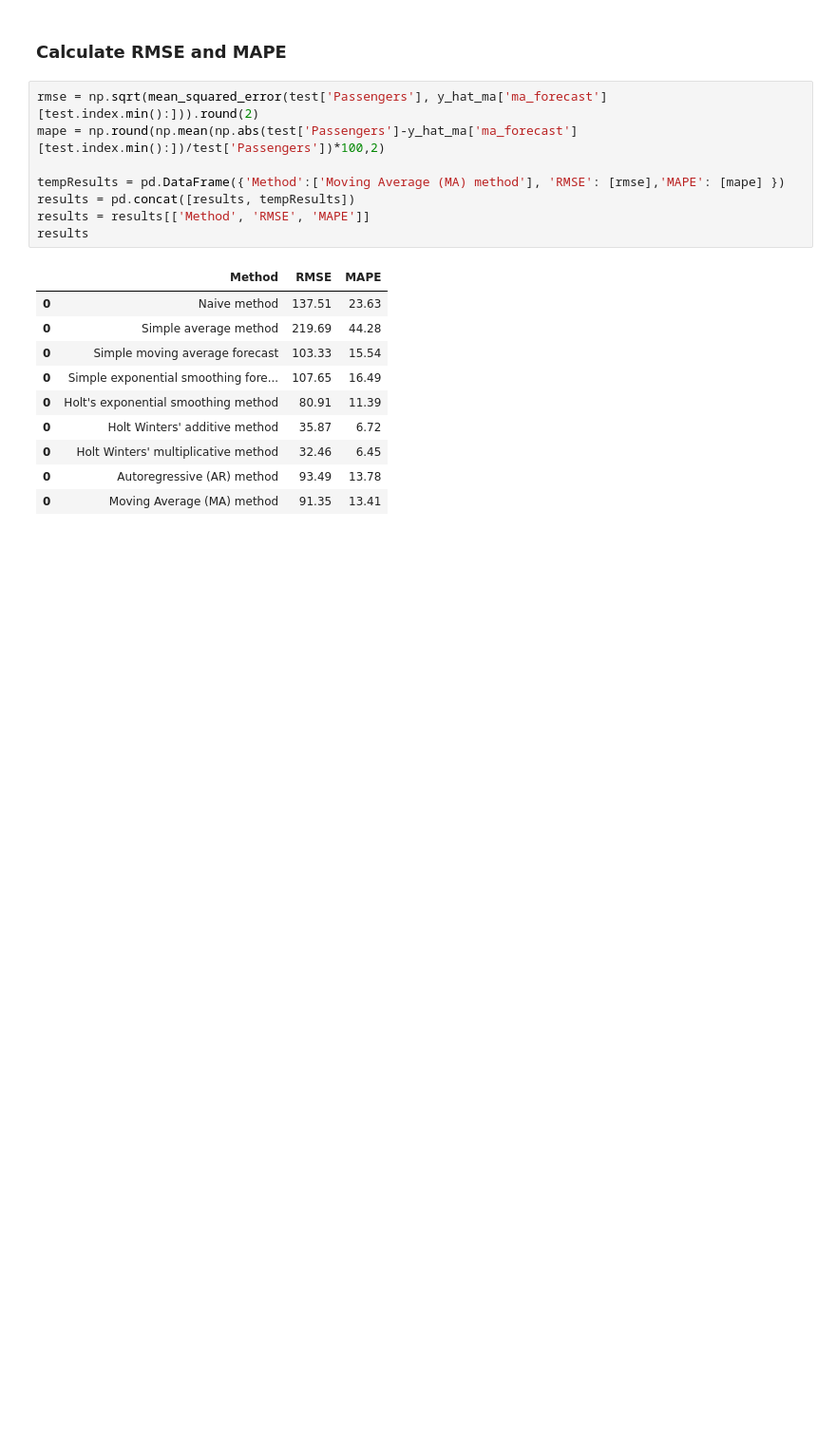
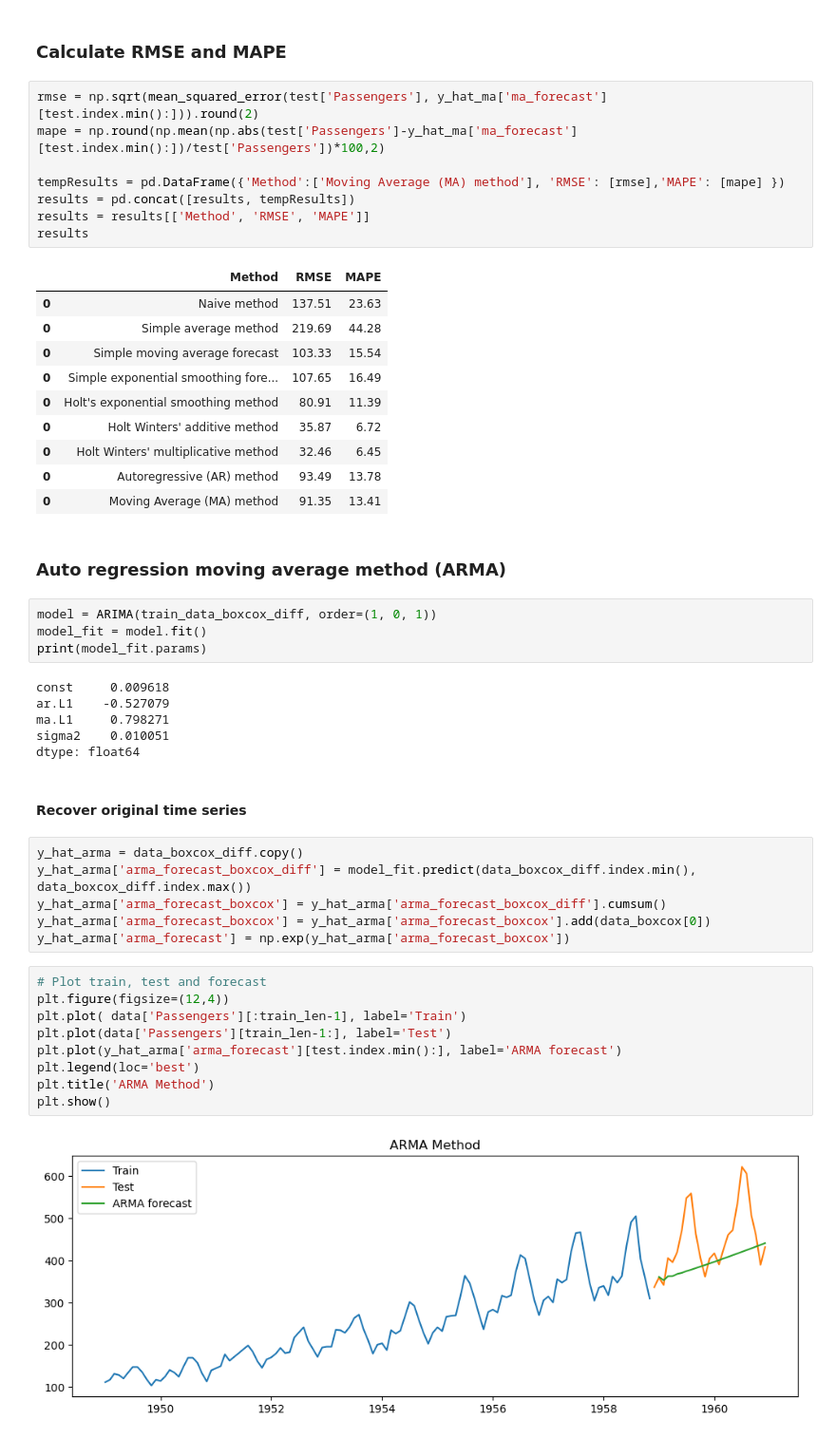
Before and after one commit to sanjanabansal1994/Time-Series-Analysis, a Jupyter notebook: Code.ipynb, the cells around one changed output. Shown at 95% size. Drawn from its saved outputs; the diff is of its cells as text; blank space fills up the shorter version.

Commit message:
Implement ARMA method

```diff
--- a/Code.ipynb
+++ b/Code.ipynb
@@ -617,3 +617,34 @@ results
 | 0 | Holt Winters' multiplicative method | 32.46 | 6.45 |
 | 0 | Autoregressive (AR) method | 93.49 | 13.78 |
 | 0 | Moving Average (MA) method | 91.35 | 13.41 |
+# %% [markdown]
+### Auto regression moving average method (ARMA)
+# %%
+model = ARIMA(train_data_boxcox_diff, order=(1, 0, 1))
+model_fit = model.fit()
+print(model_fit.params)
+# %% [output]
+const     0.009618
+ar.L1    -0.527079
+ma.L1     0.798271
+sigma2    0.010051
+dtype: float64
+# %% [markdown]
+#### Recover original time series
+# %%
+y_hat_arma = data_boxcox_diff.copy()
+y_hat_arma['arma_forecast_boxcox_diff'] = model_fit.predict(data_boxcox_diff.index.min(), data_boxcox_diff.index.max())
+y_hat_arma['arma_forecast_boxcox'] = y_hat_arma['arma_forecast_boxcox_diff'].cumsum()
+y_hat_arma['arma_forecast_boxcox'] = y_hat_arma['arma_forecast_boxcox'].add(data_boxcox[0])
+y_hat_arma['arma_forecast'] = np.exp(y_hat_arma['arma_forecast_boxcox'])
+# %%
+# Plot train, test and forecast
+plt.figure(figsize=(12,4))
+plt.plot( data['Passengers'][:train_len-1], label='Train')
+plt.plot(data['Passengers'][train_len-1:], label='Test')
+plt.plot(y_hat_arma['arma_forecast'][test.index.min():], label='ARMA forecast')
+plt.legend(loc='best')
+plt.title('ARMA Method')
+plt.show()
+# %% [output]
+[figure, added]
```
Also changed, not shown: parts of 2 cells of this notebook.
